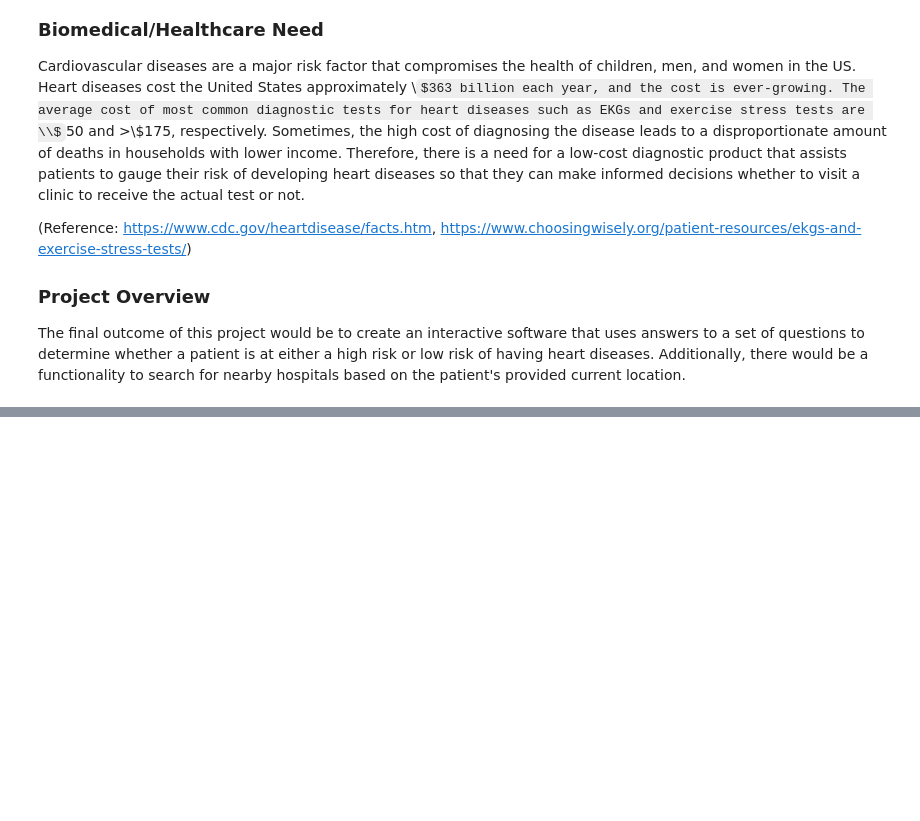
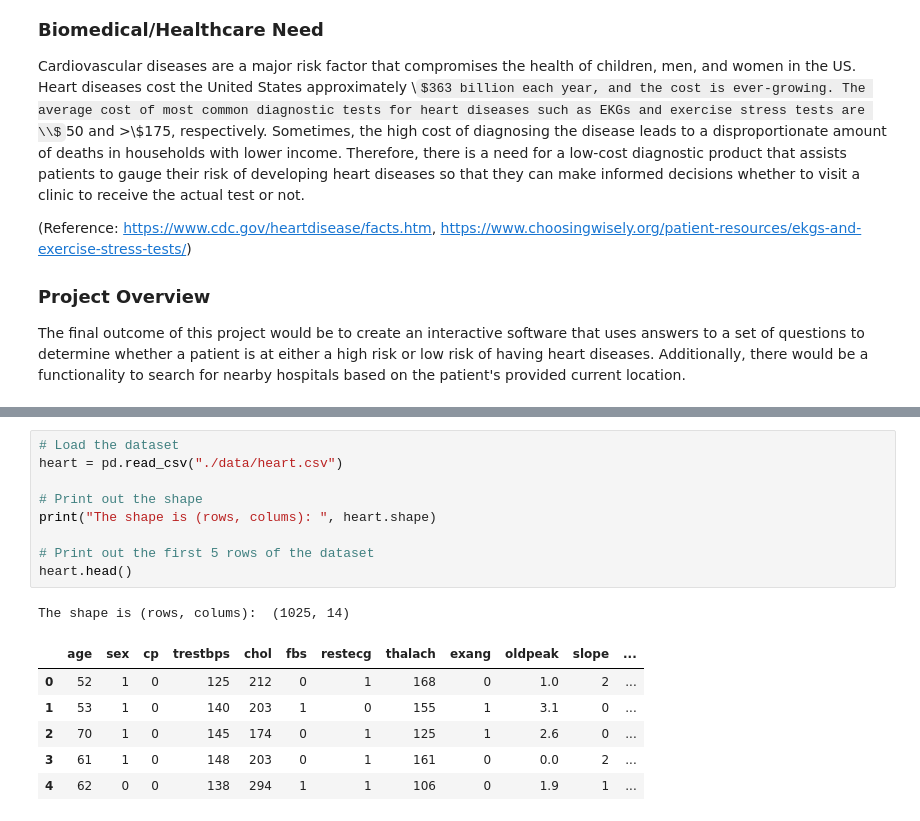
Before and after one commit to crystalshin22/data-science-projects, a Jupyter notebook: Small ML Projects/Heart Disease Diagnosis.ipynb, the cells around one changed output, grey strips where cells are left out. Cells and saved outputs as stored; diff of their text form; some formulas as TeX source; blank space fills up the shorter version.

```diff
--- a/Small ML Projects/Heart Disease Diagnosis.ipynb
+++ b/Small ML Projects/Heart Disease Diagnosis.ipynb
@@ -23,0 +36,17 @@ Abort:
+# %%
+# Load the dataset
+heart = pd.read_csv("./data/heart.csv")
+
+# Print out the shape
+print("The shape is (rows, colums): ", heart.shape)
+
+# Print out the first 5 rows of the dataset
+heart.head()
+# %% [output]
+The shape is (rows, colums):  (1025, 14)
+|  | age | sex | cp | trestbps | chol | fbs | restecg | thalach | exang | oldpeak | slope | ... |
+| 0 | 52 | 1 | 0 | 125 | 212 | 0 | 1 | 168 | 0 | 1.0 | 2 | ... |
+| 1 | 53 | 1 | 0 | 140 | 203 | 1 | 0 | 155 | 1 | 3.1 | 0 | ... |
+| 2 | 70 | 1 | 0 | 145 | 174 | 0 | 1 | 125 | 1 | 2.6 | 0 | ... |
+| 3 | 61 | 1 | 0 | 148 | 203 | 0 | 1 | 161 | 0 | 0.0 | 2 | ... |
+| 4 | 62 | 0 | 0 | 138 | 294 | 1 | 1 | 106 | 0 | 1.9 | 1 | ... |
```
Also changed, not shown: parts of 19 cells of this notebook.
